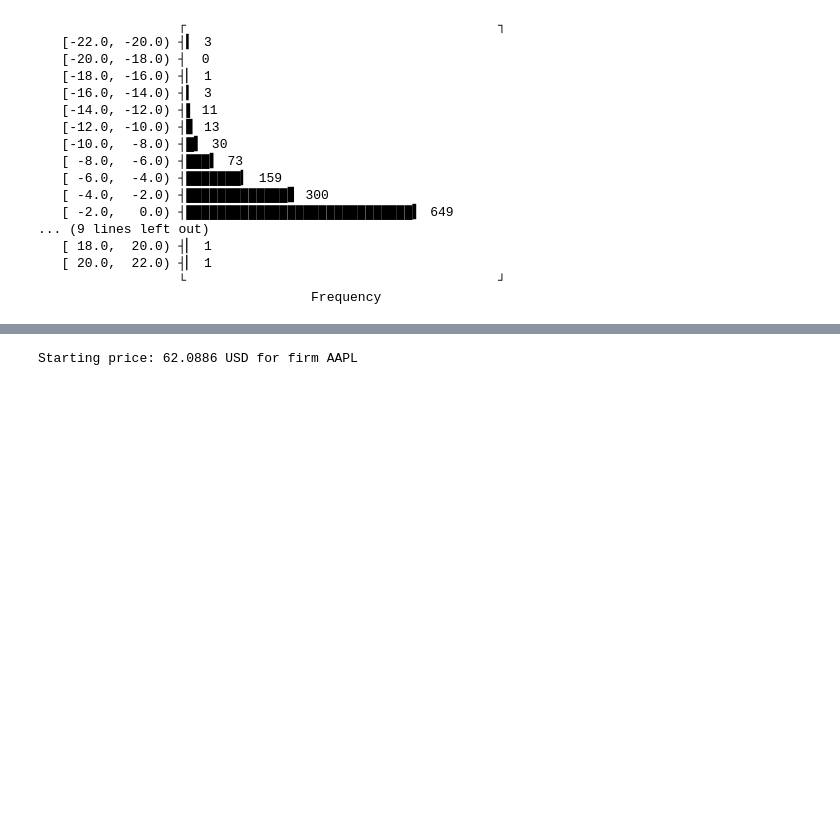
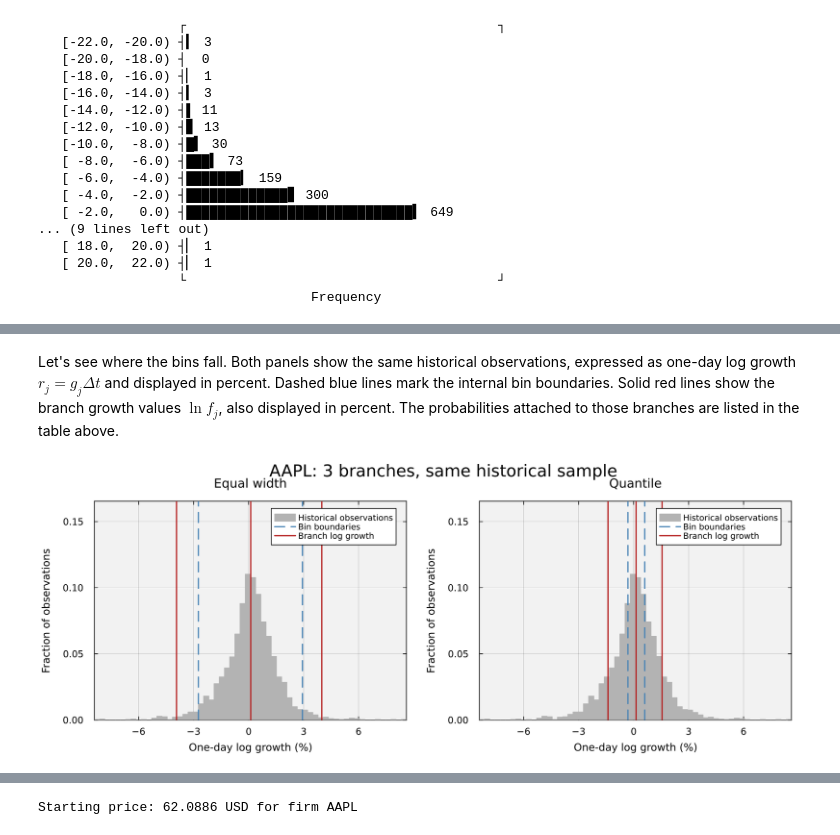
Before and after one commit to varnerlab/CHEME-5660-CourseRepository-Fall-2026, a Jupyter notebook: lectures/week-4/L4a/CHEME-5660-L4a-Example-N-Ary-Lattice-Fall-2026.ipynb, the cells around one changed output, grey strips where cells are left out. Saved outputs shown, nothing was run; the diff lists cells and outputs as text; code cells hidden in the pictures; blank space fills up the shorter version.

```diff
--- a/lectures/week-4/L4a/CHEME-5660-L4a-Example-N-Ary-Lattice-Fall-2026.ipynb
+++ b/lectures/week-4/L4a/CHEME-5660-L4a-Example-N-Ary-Lattice-Fall-2026.ipynb
@@ -182,0 +245,41 @@ S3    [7.400233 , 21.706078]          1.040731      0.0282    78
+# %% [markdown]
+Let's see where the bins fall. Both panels show the same historical observations, expressed as one-day log growth $r_j=g_j\Delta t$ and displayed in percent. Dashed blue lines mark the internal bin boundaries. Solid red lines show the branch growth values $\ln f_j$, also displayed in percent. The probabilities attached to those branches are listed in the table above.
+# %%
+binning_comparison_plot = let
+    # Use the same histogram and axes in both panels.
+    daily_log_growth = 100 .* binning_comparison.growth .* Δt
+    low, high = extrema(daily_log_growth)
+    if low == high
+        low -= 0.01
+        high += 0.01
+    end
+    edges = collect(range(low, high; length=61))
+    edges[end] = nextfloat(edges[end]) # include the largest observation
+    histogram = StatsBase.fit(StatsBase.Histogram, daily_log_growth, edges; closed=:left)
+    centers = (edges[1:end-1] .+ edges[2:end]) ./ 2
+    fractions = histogram.weights ./ sum(histogram.weights)
+    panels = []
+
+    for (method, label) in [(:equalwidth, "Equal width"), (:quantile, "Quantile")]
+        estimate = binning_comparison.estimates[method]
+        panel = Plots.bar(centers, fractions;
+            bar_width=edges[2]-edges[1], color=:gray70, linecolor=:gray70,
+            label="Historical observations", title=label,
+            xlabel="One-day log growth (%)", ylabel="Fraction of observations",
+            xlims=(low, high), ylims=(0, 1.5*maximum(fractions)),
+            background_color_inside=:gray95, framestyle=:box, gridalpha=0.15,
+            legend=:topright, legendfontsize=8, guidefontsize=10,
+            tickfontsize=9, titlefontsize=12)
+        Plots.vline!(panel, 100 .* estimate.edges[2:end-1] .* Δt;
+            color=:steelblue, linestyle=:dash, linewidth=1.8, label="Bin boundaries")
+        Plots.vline!(panel, 100 .* log.(estimate.avg_factor);
+            color="#b31b1b", linewidth=1.8, label="Branch log growth")
+        push!(panels, panel)
+    end
+    Plots.plot(panels...; layout=(1,2), size=(1100,420), dpi=150,
+        plot_title="$(selected_firm_ticker): $(m) branches, same historical sample",
+        left_margin=5*Plots.mm, right_margin=4*Plots.mm,
+        bottom_margin=5*Plots.mm, top_margin=4*Plots.mm)
+end
+# %% [output]
+[figure, added]
```
Also changed, not shown: parts of 53 cells of this notebook, 24 other files.
